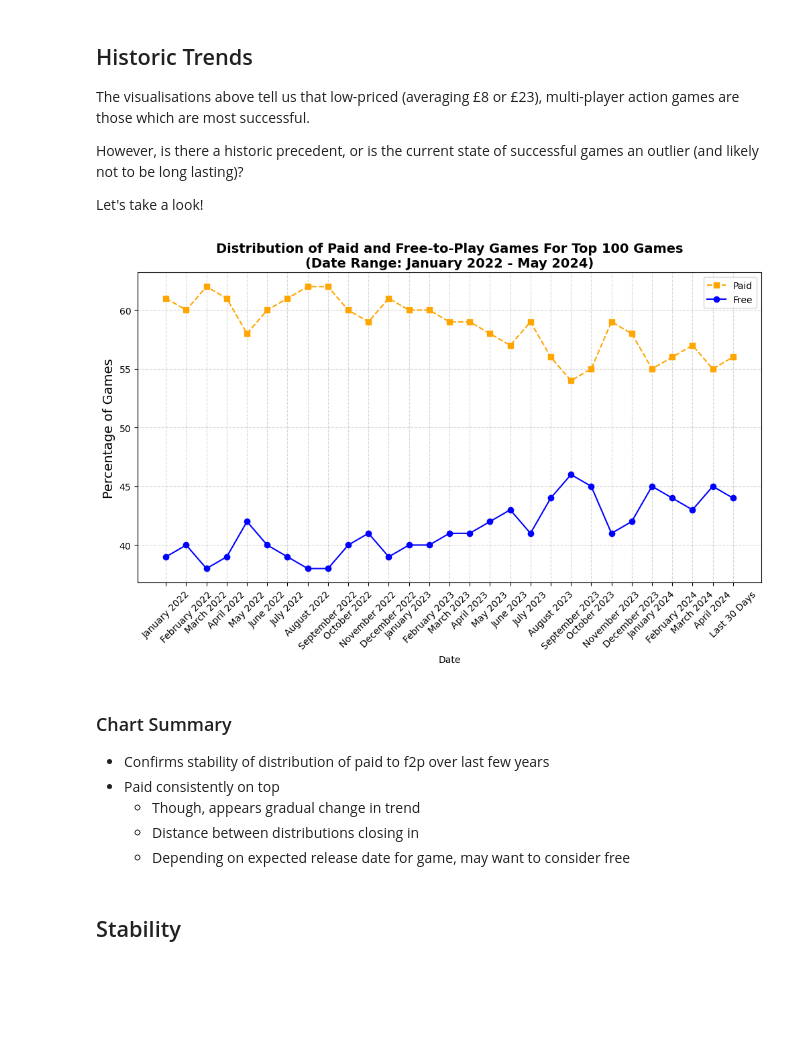
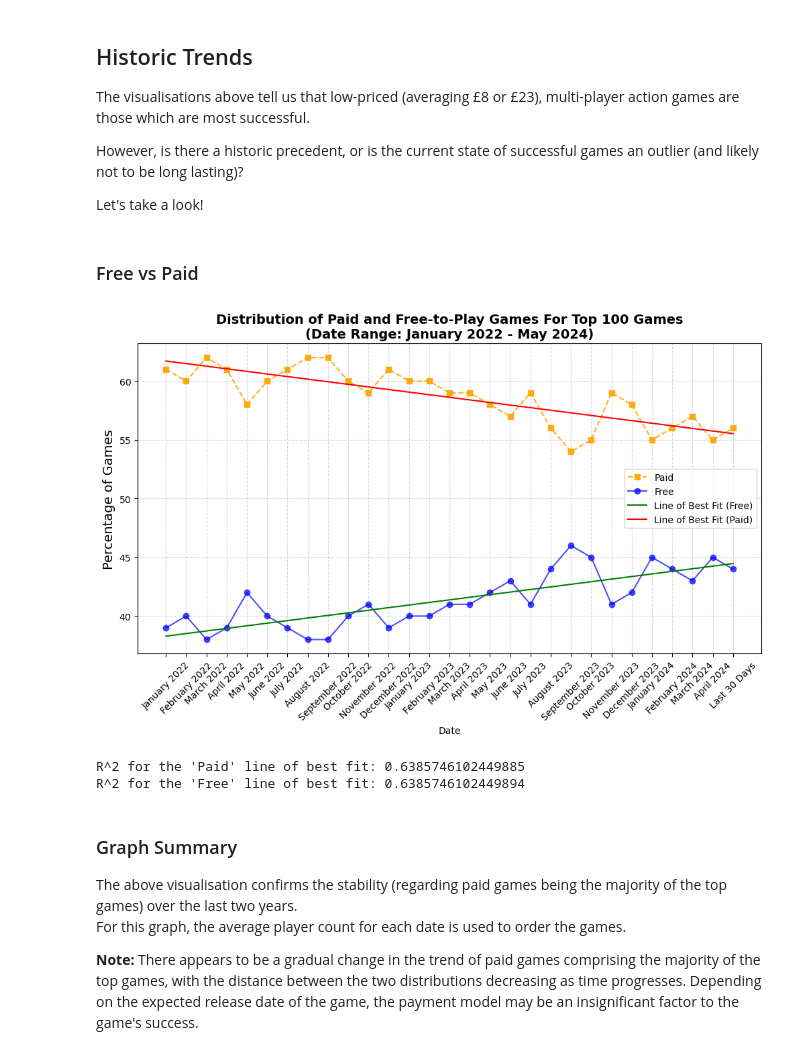
Before and after one commit to DarkMasquerader/Data-Analysis-Project-1, a Jupyter notebook: Python Files/My_Notebook.ipynb, the cells around one changed output. Drawn from its saved outputs; the diff is of its cells as text; code cells hidden in the pictures; blank space fills up the shorter version.

```diff
--- a/Python Files/My_Notebook.ipynb
+++ b/Python Files/My_Notebook.ipynb
@@ -339,15 +370,21 @@ What percentage of the top avg. 100 games
     - x-axis (month, year)
 
     -->
+# %% [markdown]
+### Free vs Paid
 # %%
+# Controllable Variables #
+no_games = 100 # Upper limit of games to consider
+no_years = 2 # We are looking at the last x years of data
+# ---------------------------- #
+
 from datetime import datetime
 
 # List of months
 list_of_months = ['January', 'February', 'March', 'April', 'May', 'June', 'July', 'August', 'September', 'October', 'November', 'December']
-current_month = list_of_months[datetime.now().month-1]
+current_month = list_of_months[datetime.now().month-1] # NOTE: If error, change to 'May'
 
 # List of years
-no_years = 2 # We are looking at the last x years of data
 current_year = datetime.now().year
 list_of_years = [str(current_year-x) for x in range(no_years, -1, -1)]
 current_year = str(current_year)
@@ -359,7 +396,6 @@ list_of_percentage_paid = []
 
 # Get each game's avg player count for each date
 break_loop = False
-no_games = 100
 for year in list_of_years:
     for month in list_of_months:
 
@@ -388,42 +424,64 @@ for year in list_of_years:
         # Store percentages in lists
         list_of_dates.append(current_date)
         list_of_percentage_free.append((count_free / len(list_of_prices)) * 100)
         list_of_percentage_paid.append(((len(list_of_prices)-count_free)/len(list_of_prices)) * 100)
 
         if break_loop is True:
             break
 
     if break_loop is True:
         break
 
 # Plot figure
 plt.figure(figsize=(12,6))
-plt.plot(list_of_percentage_paid, label='Paid', marker='s', linestyle='--', color='orange')
-plt.plot(list_of_percentage_free, label='Free', marker='o', linestyle='-', color='blue')
+plt.plot(list_of_percentage_paid, label='Paid', marker='s', linestyle='--', color='orange', alpha=0.9)
+plt.plot(list_of_percentage_free, label='Free', marker='o', linestyle='-', color='blue', alpha=0.7)
 
 # Grid
 plt.grid(True,
          alpha=0.5,
          linestyle='--')
 
 # Text details
 plt.ylabel('Percentage of Games', fontsize=14)
 plt.xlabel('Date')
 plt.title(f'Distribution of Paid and Free-to-Play Games For Top 100 Games\n(Date Range: {list_of_dates[0]} - {current_month} {current_year})',
           fontsize=14,
           fontweight='bold')
 plt.xticks(range(len(list_of_dates)), list_of_dates, rotation=45)
 
+# Calculate the line of best fit for the 'Paid' plot
+slope_paid, intercept_paid = np.polyfit(range(len(list_of_percentage_paid)), list_of_percentage_paid, 1)
+line_of_best_fit_paid = slope_paid * np.array(range(len(list_of_percentage_paid))) + intercept_paid
+plt.plot(line_of_best_fit_free, label='Line of Best Fit (Free)', color='green', linestyle='-')
+
+# Calculate the line of best fit for the 'Free' plot
+slope_free, intercept_free = np.polyfit(range(len(list_of_percentage_free)), list_of_percentage_free, 1)
+line_of_best_fit_free = slope_free * np.array(range(len(list_of_percentage_free))) + intercept_free
+plt.plot(line_of_best_fit_paid, label='Line of Best Fit (Paid)', color='red', linestyle='-')
+# plt.text(len(list_of_percentage_paid), line_of_best_fit_paid[-1], f'R^2 = {r2_paid:.2f}', ha='right', va='bottom', color='red')
+# plt.text(len(list_of_percentage_free), line_of_best_fit_free[-1], f'R^2 = {r2_free:.2f}', ha='right', va='top', color='green')
 plt.legend(frameon=True)
+
 plt.show()
+
+from sklearn.metrics import r2_score
+
+# Calculate R^2
+r2_paid = r2_score(list_of_percentage_paid, line_of_best_fit_paid)
+r2_free = r2_score(list_of_percentage_free, line_of_best_fit_free)
+
+print("R^2 for the 'Paid' line of best fit:", r2_paid)
+print("R^2 for the 'Free' line of best fit:", r2_free)
 # %% [output]
-[figure, old version]
+[figure, new version]
+R^2 for the 'Paid' line of best fit: 0.6385746102449885
+R^2 for the 'Free' line of best fit: 0.6385746102449894
-# %% [markdown]
-### Chart Summary
-- Confirms stability of distribution of paid to f2p over last few years
-- Paid consistently on top
-    - Though, appears gradual change in trend
-    - Distance between distributions closing in
-    - Depending on expected release date for game, may want to consider free
-# %% [markdown]
-## Stability
+# %% [markdown]
+### Graph Summary
+The above visualisation confirms the stability (regarding paid games being the majority of the top games) over the last two years.\
+For this graph, the average player count for each date is used to order the games.
+
+**Note:**
+There appears to be a gradual change in the trend of paid games comprising the majority of the top games, with the distance between the two distributions decreasing as time progresses.
+Depending on the expected release date of the game, the payment model may be an insignificant factor to the game's success.
```
Also changed, not shown: parts of 18 cells of this notebook.
